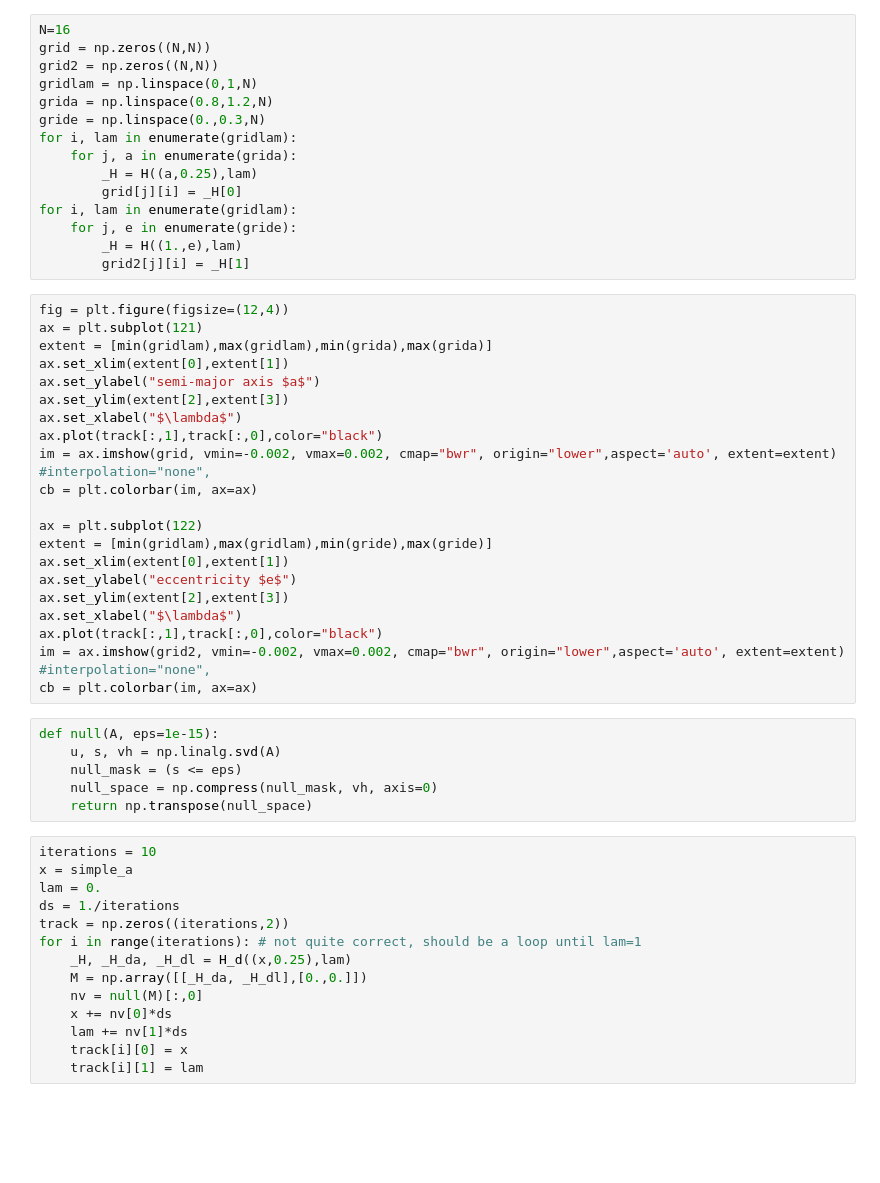
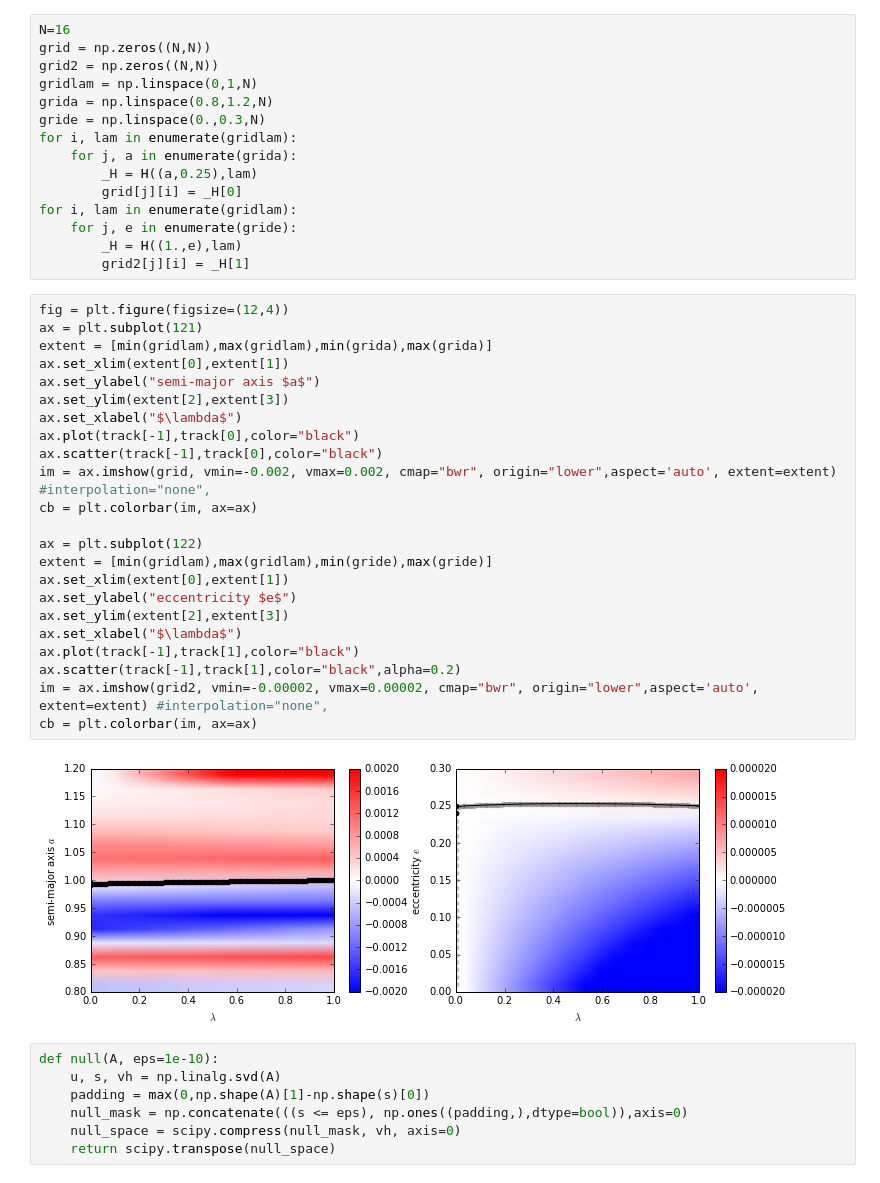
Before and after one commit to hannorein/rebound, a Jupyter notebook: Homotopy.ipynb, the cells around one changed output. Drawn from its saved outputs; the diff is of its cells as text; blank space fills up the shorter version.

```diff
--- a/Homotopy.ipynb
+++ b/Homotopy.ipynb
@@ -147,41 +149,32 @@ for i, lam in enumerate(gridlam):
 # %%
 fig = plt.figure(figsize=(12,4))
 ax = plt.subplot(121)
 extent = [min(gridlam),max(gridlam),min(grida),max(grida)]
 ax.set_xlim(extent[0],extent[1])
 ax.set_ylabel("semi-major axis $a$")
 ax.set_ylim(extent[2],extent[3])
 ax.set_xlabel("$\lambda$")
-ax.plot(track[:,1],track[:,0],color="black")
+ax.plot(track[-1],track[0],color="black")
+ax.scatter(track[-1],track[0],color="black")
 im = ax.imshow(grid, vmin=-0.002, vmax=0.002, cmap="bwr", origin="lower",aspect='auto', extent=extent) #interpolation="none",
 cb = plt.colorbar(im, ax=ax)
 
 ax = plt.subplot(122)
 extent = [min(gridlam),max(gridlam),min(gride),max(gride)]
 ax.set_xlim(extent[0],extent[1])
 ax.set_ylabel("eccentricity $e$")
 ax.set_ylim(extent[2],extent[3])
 ax.set_xlabel("$\lambda$")
-ax.plot(track[:,1],track[:,0],color="black")
-im = ax.imshow(grid2, vmin=-0.002, vmax=0.002, cmap="bwr", origin="lower",aspect='auto', extent=extent) #interpolation="none",
+ax.plot(track[-1],track[1],color="black")
+ax.scatter(track[-1],track[1],color="black",alpha=0.2)
+im = ax.imshow(grid2, vmin=-0.00002, vmax=0.00002, cmap="bwr", origin="lower",aspect='auto', extent=extent) #interpolation="none",
 cb = plt.colorbar(im, ax=ax)
+# %% [output]
+[figure, added]
 # %%
-def null(A, eps=1e-15):
+def null(A, eps=1e-10):
     u, s, vh = np.linalg.svd(A)
-    null_mask = (s <= eps)
-    null_space = np.compress(null_mask, vh, axis=0)
-    return np.transpose(null_space)
+    padding = max(0,np.shape(A)[1]-np.shape(s)[0])
+    null_mask = np.concatenate(((s <= eps), np.ones((padding,),dtype=bool)),axis=0)
+    null_space = scipy.compress(null_mask, vh, axis=0)
+    return scipy.transpose(null_space)
-# %%
-iterations = 10
-x = simple_a
-lam = 0.
-ds = 1./iterations
-track = np.zeros((iterations,2))
-for i in range(iterations): # not quite correct, should be a loop until lam=1
-    _H, _H_da, _H_dl = H_d((x,0.25),lam)
-    M = np.array([[_H_da, _H_dl],[0.,0.]])
-    nv = null(M)[:,0]
-    x += nv[0]*ds
-    lam += nv[1]*ds
-    track[i][0] = x
-    track[i][1] = lam
```
Also changed, not shown: parts of 11 cells of this notebook.
